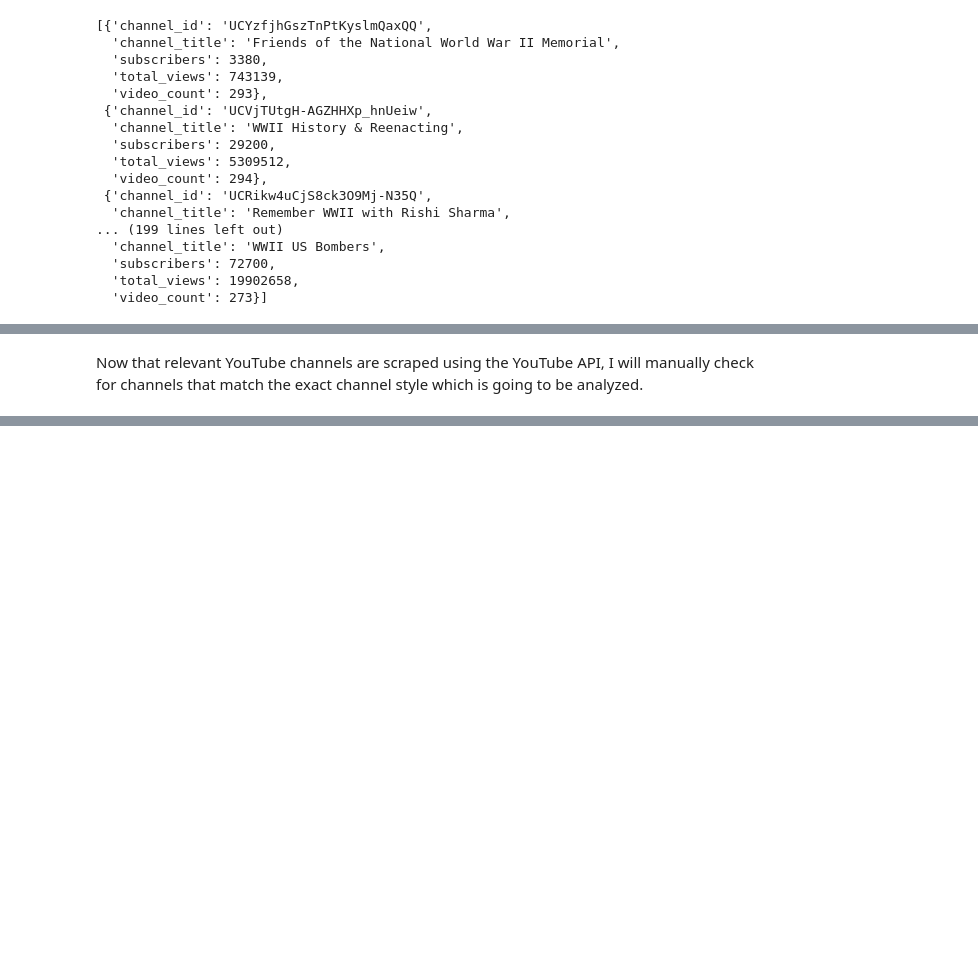
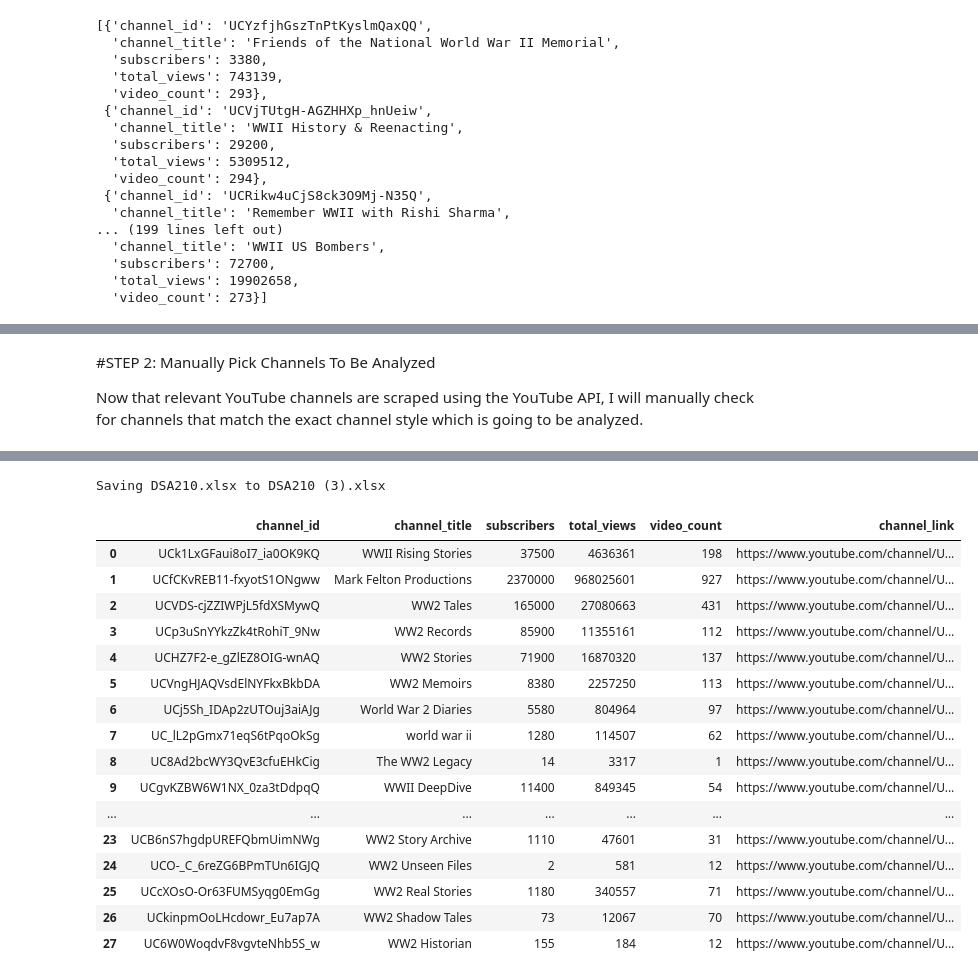
Before and after one commit to zakbosson-oss/DSA210_Project, a Jupyter notebook: DSA_210_Project.ipynb, the cells around one changed output, grey strips where cells are left out. Cells and saved outputs as stored; diff of their text form; code cells hidden in the pictures; blank space fills up the shorter version.

```diff
--- a/DSA_210_Project.ipynb
+++ b/DSA_210_Project.ipynb
@@ -150,4 +149,6 @@ files.download("ww2_channels_with_stats.xlsx")
 [interactive output not drawn]
 [interactive output not drawn]
 # %% [markdown]
+#STEP 2: Manually Pick Channels To Be Analyzed
+
 Now that relevant YouTube channels are scraped using the YouTube API, I will manually check for channels that match the exact channel style which is going to be analyzed.
@@ -153,0 +257,11 @@ Now that relevant YouTube channels are scraped using the YouTube API, I will man
+# %%
+#@title List After Manual Inclusions
+
+uploaded = files.upload()
+
+filename = list(uploaded.keys())[0]
+
+df = pd.read_excel(filename, sheet_name = "Channels")
+
+df
+# %% [output]
@@ -153,0 +269,18 @@ Now that relevant YouTube channels are scraped using the YouTube API, I will man
+Saving DSA210.xlsx to DSA210 (3).xlsx
+|  | channel_id | channel_title | subscribers | total_views | video_count | channel_link |
+| 0 | UCk1LxGFaui8oI7_ia0OK9KQ | WWII Rising Stories | 37500 | 4636361 | 198 | https://www.youtube.com/channel/U... |
+| 1 | UCfCKvREB11-fxyotS1ONgww | Mark Felton Productions | 2370000 | 968025601 | 927 | https://www.youtube.com/channel/U... |
+| 2 | UCVDS-cjZZIWPjL5fdXSMywQ | WW2 Tales | 165000 | 27080663 | 431 | https://www.youtube.com/channel/U... |
+| 3 | UCp3uSnYYkzZk4tRohiT_9Nw | WW2 Records | 85900 | 11355161 | 112 | https://www.youtube.com/channel/U... |
+| 4 | UCHZ7F2-e_gZlEZ8OIG-wnAQ | WW2 Stories | 71900 | 16870320 | 137 | https://www.youtube.com/channel/U... |
+| 5 | UCVngHJAQVsdElNYFkxBkbDA | WW2 Memoirs | 8380 | 2257250 | 113 | https://www.youtube.com/channel/U... |
+| 6 | UCj5Sh_IDAp2zUTOuj3aiAJg | World War 2 Diaries | 5580 | 804964 | 97 | https://www.youtube.com/channel/U... |
+| 7 | UC_lL2pGmx71eqS6tPqoOkSg | world war ii | 1280 | 114507 | 62 | https://www.youtube.com/channel/U... |
+| 8 | UC8Ad2bcWY3QvE3cfuEHkCig | The WW2 Legacy | 14 | 3317 | 1 | https://www.youtube.com/channel/U... |
+| 9 | UCgvKZBW6W1NX_0za3tDdpqQ | WWII DeepDive | 11400 | 849345 | 54 | https://www.youtube.com/channel/U... |
+| ... | ... | ... | ... | ... | ... | ... |
+| 23 | UCB6nS7hgdpUREFQbmUimNWg | WW2 Story Archive | 1110 | 47601 | 31 | https://www.youtube.com/channel/U... |
+| 24 | UCO-_C_6reZG6BPmTUn6IGJQ | WW2 Unseen Files | 2 | 581 | 12 | https://www.youtube.com/channel/U... |
+| 25 | UCcXOsO-Or63FUMSyqg0EmGg | WW2 Real Stories | 1180 | 340557 | 71 | https://www.youtube.com/channel/U... |
+| 26 | UCkinpmOoLHcdowr_Eu7ap7A | WW2 Shadow Tales | 73 | 12067 | 70 | https://www.youtube.com/channel/U... |
+| 27 | UC6W0WoqdvF8vgvteNhb5S_w | WW2 Historian | 155 | 184 | 12 | https://www.youtube.com/channel/U... |
```
Also changed, not shown: parts of 3 cells of this notebook.
